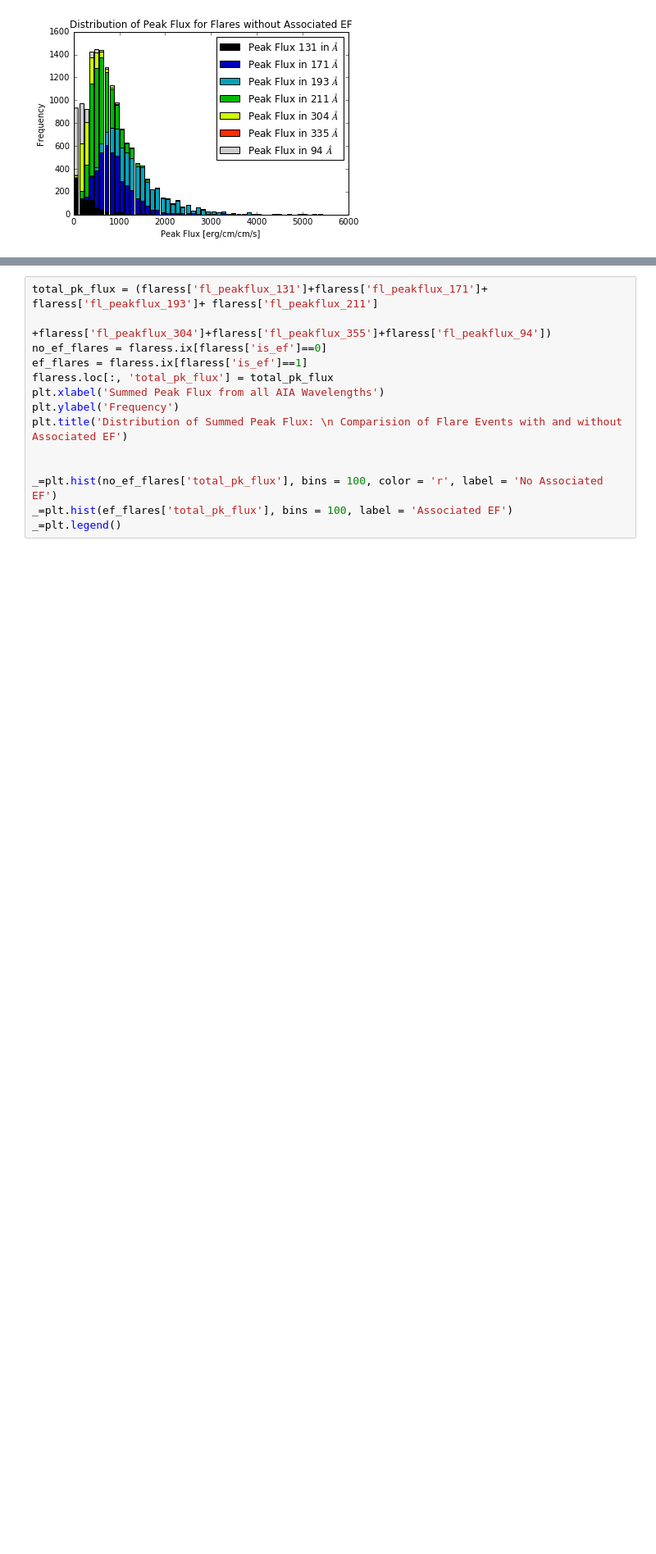
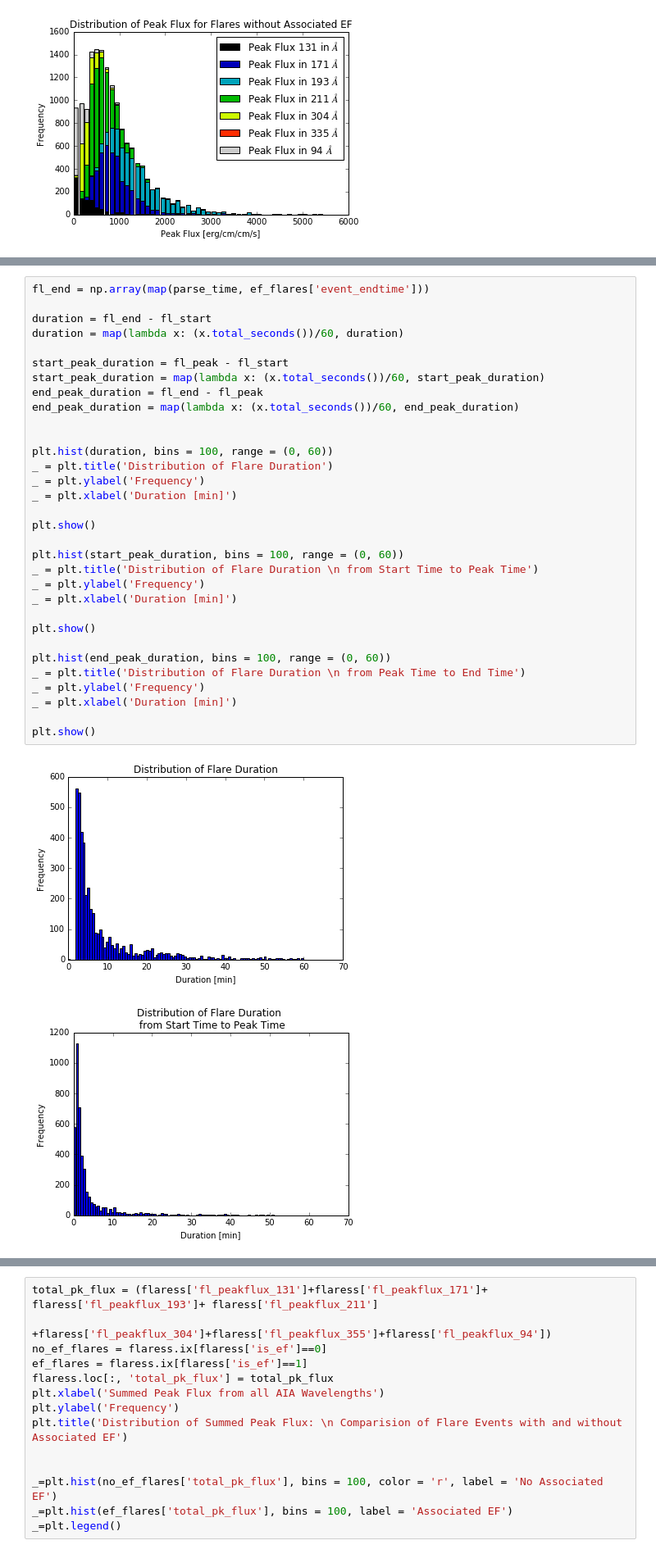
Before and after one commit to Nschanche/Flux_Emergence_and_flares, a Jupyter notebook: fluxing_flares.ipynb, the cells around one changed output, grey strips where cells are left out. Shown: that part at 82% size. Cells and saved outputs as stored; diff of their text form; blank space fills up the shorter version.

```diff
--- a/fluxing_flares.ipynb
+++ b/fluxing_flares.ipynb
@@ -126,0 +269,35 @@ plt.show()
+# %%
+fl_end = np.array(map(parse_time, ef_flares['event_endtime']))
+
+duration = fl_end - fl_start
+duration = map(lambda x: (x.total_seconds())/60, duration)
+
+start_peak_duration = fl_peak - fl_start
+start_peak_duration = map(lambda x: (x.total_seconds())/60, start_peak_duration)
+end_peak_duration = fl_end - fl_peak
+end_peak_duration = map(lambda x: (x.total_seconds())/60, end_peak_duration)
+
+
+plt.hist(duration, bins = 100, range = (0, 60))
+_ = plt.title('Distribution of Flare Duration')
+_ = plt.ylabel('Frequency')
+_ = plt.xlabel('Duration [min]')
+
+plt.show()
+
+plt.hist(start_peak_duration, bins = 100, range = (0, 60))
+_ = plt.title('Distribution of Flare Duration \n from Start Time to Peak Time')
+_ = plt.ylabel('Frequency')
+_ = plt.xlabel('Duration [min]')
+
+plt.show()
+
+plt.hist(end_peak_duration, bins = 100, range = (0, 60))
+_ = plt.title('Distribution of Flare Duration \n from Peak Time to End Time')
+_ = plt.ylabel('Frequency')
+_ = plt.xlabel('Duration [min]')
+
+plt.show()
+# %% [output]
+[figure, added]
+[figure, added]
```
Also changed, not shown: parts of 7 cells of this notebook, 3 other files.
